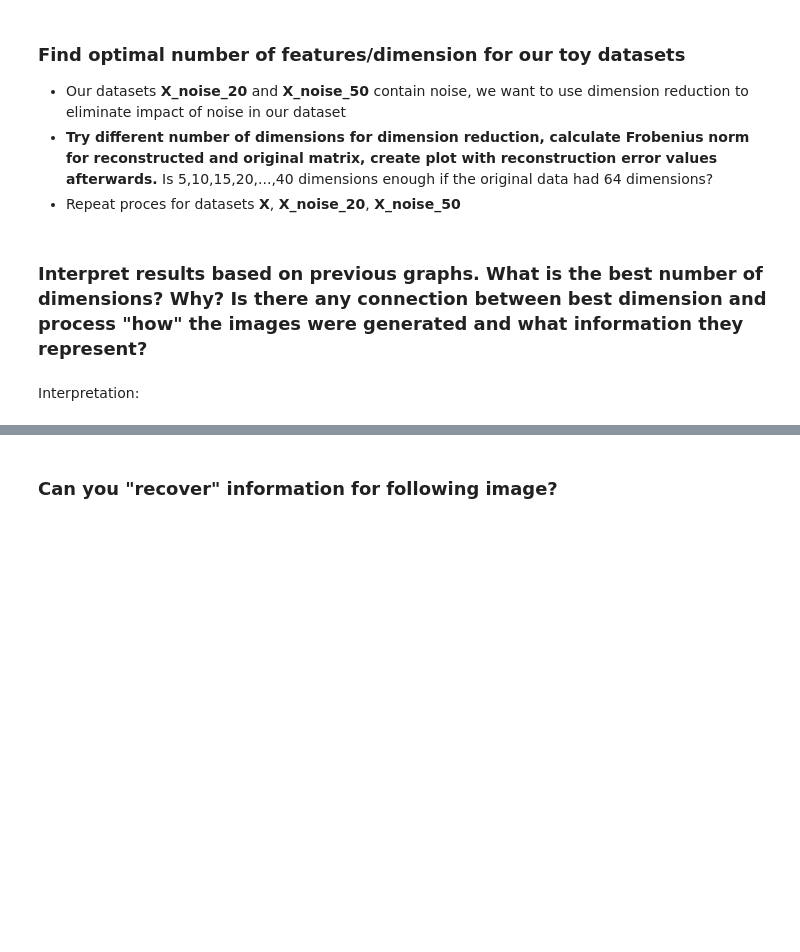
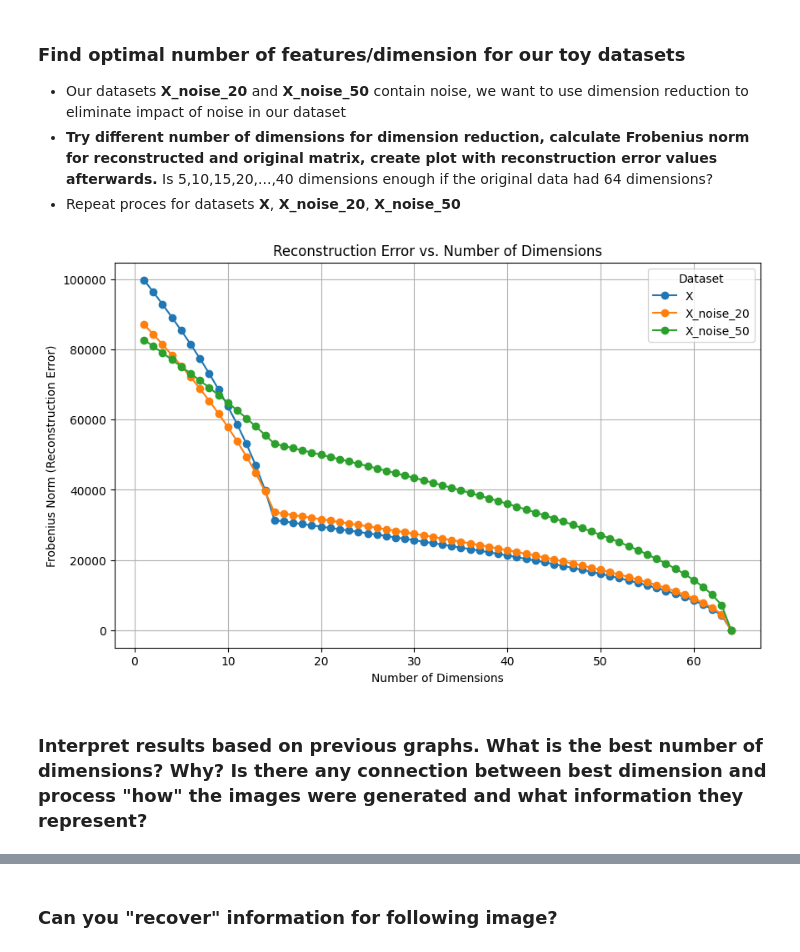
Before and after one commit to SLI0124/strojove-uceni, a Jupyter notebook: tasks/task4.ipynb, the cells around one changed output, grey strips where cells are left out. Saved outputs shown, nothing was run; the diff lists cells and outputs as text; code cells hidden in the pictures; blank space fills up the shorter version.

```diff
--- a/tasks/task4.ipynb
+++ b/tasks/task4.ipynb
@@ -15,8 +15,8 @@ The following datasets contains 10000 vectorized images of the size 8x8 pixels w
  - bars.csv - original data
  - bars_noise20.csv and bars_noise50.csv - the generated noise was distributed into original dataset
 # %%
-X = pd.read_csv('data_dimension_reduction/bars.csv', header=None).values
-X_noise_20 = pd.read_csv('data_dimension_reduction/bars_noise20.csv', header=None).values
-X_noise_50 = pd.read_csv('data_dimension_reduction/bars_noise50.csv', header=None).values
+X = pd.read_csv('../datasets/bars_datasets/bars.csv', header=None).values
+X_noise_20 = pd.read_csv('../datasets/bars_datasets/bars_noise20.csv', header=None).values
+X_noise_50 = pd.read_csv('../datasets/bars_datasets/bars_noise50.csv', header=None).values
 # %%
 X.shape
@@ -103,7 +249,38 @@ Answer:
 - Our datasets **X_noise_20** and **X_noise_50** contain noise, we want to use dimension reduction to eliminate impact of noise in our dataset
 - **Try different number of dimensions for dimension reduction, calculate Frobenius norm for reconstructed and original matrix, create plot with reconstruction error values afterwards.** Is 5,10,15,20,...,40 dimensions enough if the original data had 64 dimensions?
 - Repeat proces for datasets **X**, **X_noise_20**, **X_noise_50**
+# %%
+def calculate_reconstruction_errors(data, max_dim=64):
+    dimensions = range(1, max_dim + 1)
+    errors = {name: [] for name in data.keys()}
+
+    for dim in dimensions:
+        for name, matrix in data.items():
+            U, s, V_T = np.linalg.svd(matrix, full_matrices=False)
+            U_reduced = U[:, :dim]
+            s_reduced = np.diag(s[:dim])
+            V_T_reduced = V_T[:dim, :]
+            R = np.dot(np.dot(U_reduced, s_reduced), V_T_reduced)
+            error = np.linalg.norm(matrix - R, 'fro')
+            errors[name].append(error)
+
+    # plot with all datasets on the same chart
+    plt.figure(figsize=(10, 6))
+    for name, error in errors.items():
+        plt.plot(dimensions, error, label=name, marker='o')
+
+    plt.xlabel("Number of Dimensions")
+    plt.ylabel("Frobenius Norm (Reconstruction Error)")
+    plt.title("Reconstruction Error vs. Number of Dimensions")
+    plt.legend(title="Dataset")
+    plt.grid(True)
+    plt.show()
+
+    return errors
+# %%
+datasets = {"X": X, "X_noise_20": X_noise_20, "X_noise_50": X_noise_50}
+errors = calculate_reconstruction_errors(datasets, max_dim=64)
+# %% [output]
+[figure, added]
 # %% [markdown]
 ### Interpret results based on previous graphs. What is the best number of dimensions? Why? Is there any connection between best dimension and process "how" the images were generated and what information they represent?
-# %% [markdown]
-Interpretation:
```
Also changed, not shown: parts of 58 cells of this notebook.
